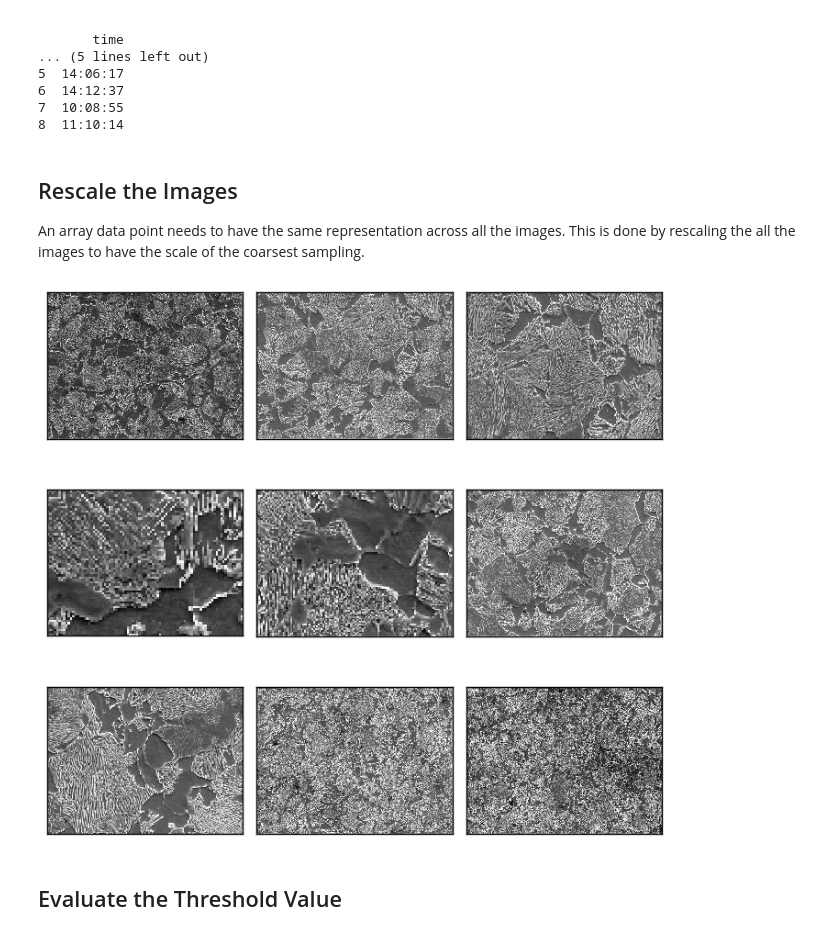
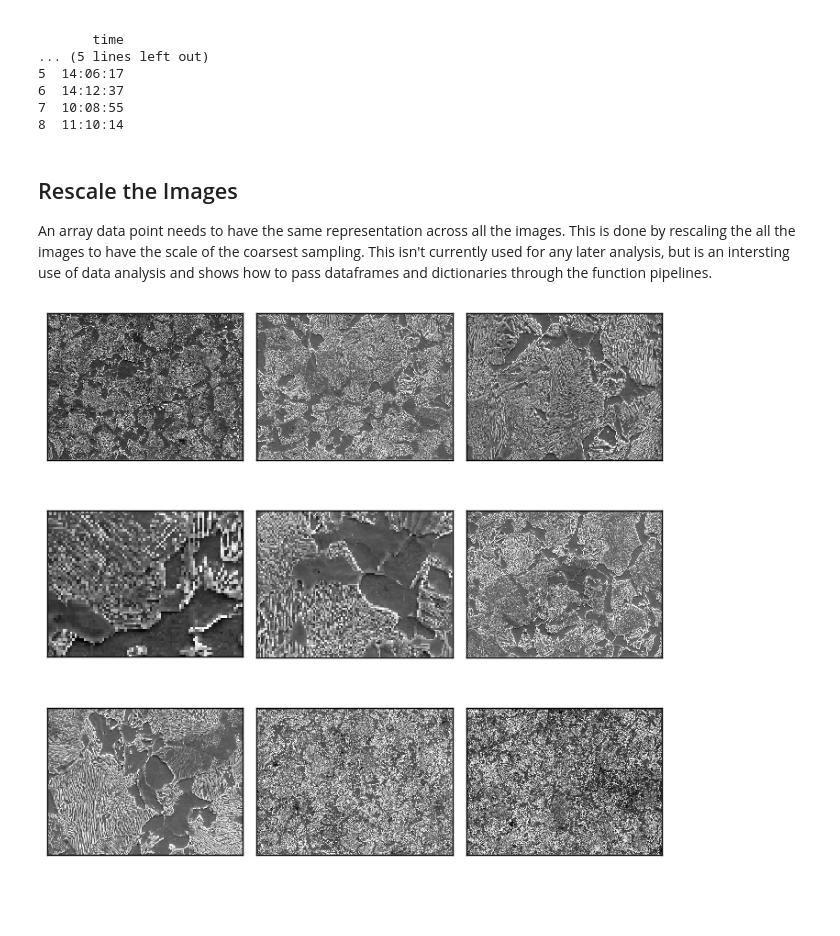
Before and after one commit to wd15/sem-image-stats, a Jupyter notebook: index.ipynb, the cells around one changed output. Cells and saved outputs as stored; diff of their text form; code cells hidden in the pictures; blank space fills up the shorter version.

```diff
--- a/index.ipynb
+++ b/index.ipynb
@@ -81,20 +83,22 @@ def dfassign(df, **kwargs):
 ## View the Images
 # %%
 reshape = lambda arr: arr if len(arr.shape) == 2 else arr[...,0]
-to_array = lambda image: reshape(np.asarray(image.convert("L")))
+to_array = lambda image: reshape(numpy.asarray(image.convert("L")))
 
 def plt_arrays(arrs):
-    fig = plt.figure(figsize=(7, 7))
-    N = int(np.ceil(np.sqrt(len(arrs))))
+    """Plot a set of (n, n) arrays as row column sub plots.
+    """
+    fig = matplotlib.pyplot.figure(figsize=(7, 7))
+    N = int(numpy.ceil(numpy.sqrt(len(arrs))))
     for i, arr in enumerate(arrs):
         ax = fig.add_subplot(N, N, i + 1)
         out = ax.imshow(arr, cmap='Greys_r', interpolation='none')
         out.axes.get_xaxis().set_visible(False)
         out.axes.get_yaxis().set_visible(False)
-    plt.tight_layout()
-    plt.show()
+    matplotlib.pyplot.tight_layout()
+    matplotlib.pyplot.show()
 
-out = pipe(
+_ = pipe(
     'data/*.tif',
     glob.glob,
     sorted,
@@ -156,10 +173,10 @@ repair_string = lambda string: float('10' if string == 'mum' else string.replace
 
 scale_pixels = fcompose(
     to_array,
-    lambda data: label(data, background=0),
-    regionprops,
+    lambda data: skimage.measure.label(data, background=0),
+    skimage.measure.regionprops,
     get(1),
-    lambda data: data.bbox[3] - data.bbox[1]
+    lambda data: data.bbox[3] - data.bbox[1],
 )
 
 extract_strings = fcompose(
@@ -178,7 +195,7 @@ extract_metadata = fcompose(
     lambda image: dict(scale_pixels=scale_pixels(image), **extract_strings(image))
 )
 
-out = pipe(
+print(pipe(
     'data/*.tif',
     glob.glob,
     sorted,
@@ -187,9 +204,7 @@ out = pipe(
     ),
     list,
     pandas.DataFrame
-)
-
-print(out)
+))
 # %% [output]
         date                            filename  scale_microns  scale_pixels  \
 0  6/17/2015   data/1045_Steel_Nital-etch-01.tif           10.0           107
@@ -211,7 +226,7 @@ print(out)
 # %% [markdown]
 ## Rescale the Images
 
-An array data point needs to have the same representation across all the images. This is done by rescaling the all the images to have the scale of the coarsest sampling.
+An array data point needs to have the same representation across all the images. This is done by rescaling the all the images to have the scale of the coarsest sampling. This isn't currently used for any later analysis, but is an intersting use of data analysis and shows how to pass dataframes and dictionaries through the function pipelines.
 # %%
 extract_image = fcompose(
     PIL.Image.open,
@@ -220,40 +235,49 @@ extract_image = fcompose(
 )
 
 def scale_image(image, rescale_factor):
+    """Scale the image using PIL's thumbnail
+
+    thumbnail is an inplace operation so copies are required.
+
+    Args:
+      image: a PIL image
+      rescale_factor: how much to rescale the image by
+
+    Returns:
+      a new image
+    """
     copy_image = image.copy()
-    copy_image.thumbnail(np.array(copy_image.size) * rescale_factor, PIL.Image.ANTIALIAS)
+    copy_image.thumbnail(numpy.array(copy_image.size) * rescale_factor, PIL.Image.ANTIALIAS)
     return copy_image
 
 get_df = fcompose(
     glob.glob,
     sorted,
     map(
         lambda filename: dict(filename=filename,
                               **extract_metadata(filename))
     ),
     list,
     pandas.DataFrame,
     dfassign(pixel_size=lambda df: df['scale_microns'] / df['scale_pixels']),
     dfassign(rescale_factor=lambda df: df['pixel_size'] / max(df['pixel_size'])),
 )
 
 scaled_images = fcompose(
     get_df,
     lambda df: df.T.to_dict().values(),
     mapdict(image=lambda data: extract_image(data['filename'])),
     mapdict(scaled_image=lambda data: scale_image(data['image'], data['rescale_factor'])),
     list
 )
 
-out = pipe(
+_ = pipe(
     'data/*.tif',
     scaled_images,
     pluck('scaled_image'),
     map(to_array),
     list,
     plt_arrays
 )
 # %% [output]
-[figure, old version]
+[figure, new version]
-# %% [markdown]
-## Evaluate the Threshold Value
```
Also changed, not shown: parts of 12 cells of this notebook, 1 other file.
